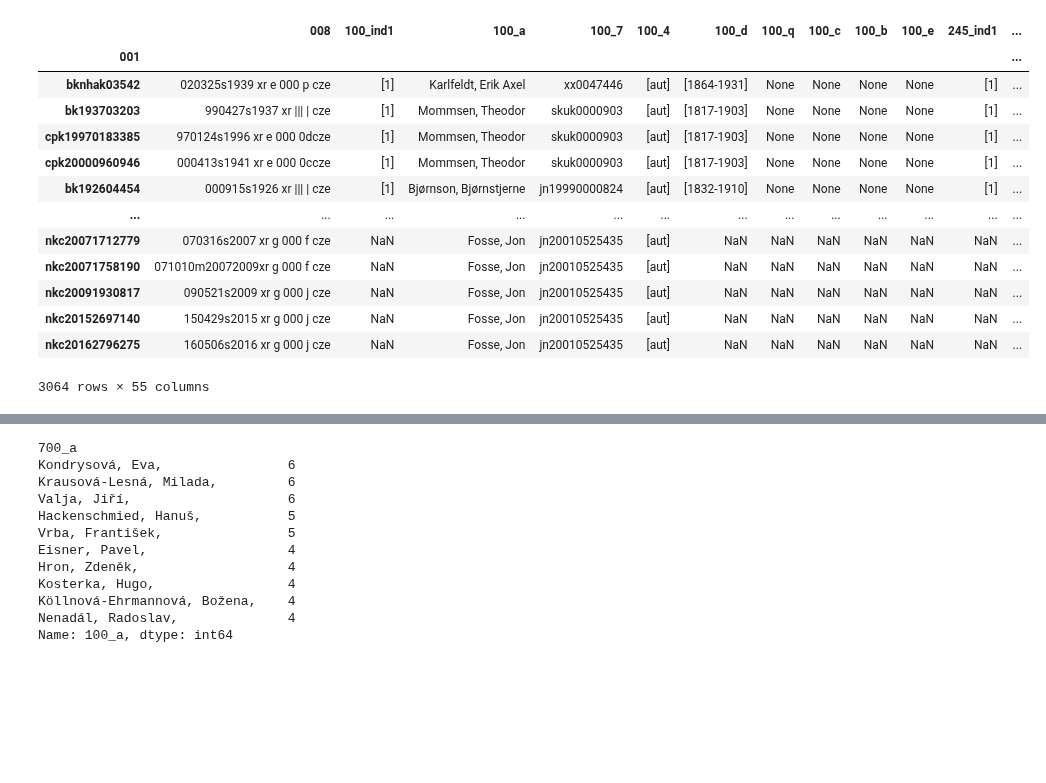
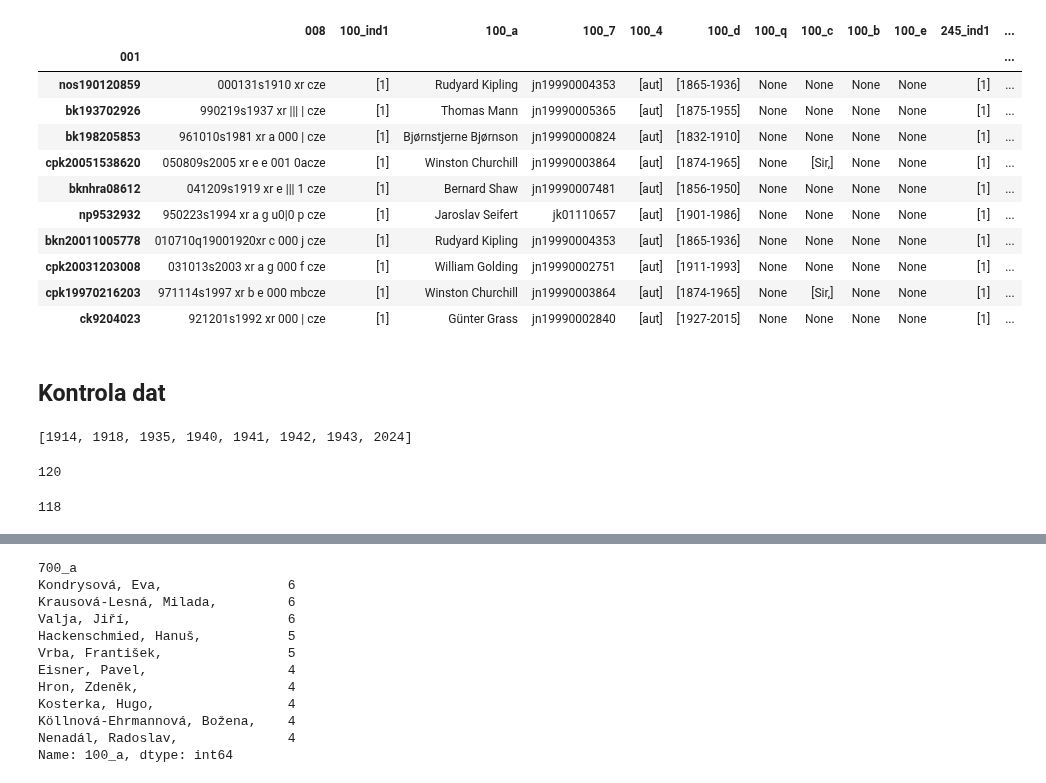
Before and after one commit to DataRozhlas/knizni-peoplemetr, a Jupyter notebook: 120c_nobelovky.ipynb, the cells around one changed output, grey strips where cells are left out. Drawn from its saved outputs; the diff is of its cells as text; code cells hidden in the pictures; blank space fills up the shorter version.

```diff
--- a/120c_nobelovky.ipynb
+++ b/120c_nobelovky.ipynb
@@ -14,7 +16,8 @@ df = pd.DataFrame()
 for f in os.listdir(odkud):
     pracovni = pd.read_parquet(os.path.join(odkud, f))
     kod = f.split('_')[2].split('.')[0]
-    print(kod)
     pracovni = pracovni[pracovni['100_7'].astype(str).str.contains(kod, na=False)]
+    if len(pracovni) == 0:
+        print(f"{f}: nulová délka")
     df = pd.concat([df, pracovni])
 # %% [output]
@@ -74,0 +25,2 @@ df
+# %%
+df.loc[df['008'] == '150413q20142015xr     g      000 p cze', 'rok']=2014
@@ -81,17 +56,17 @@ df['100_a'] = df['100_a'].apply(lambda x: x[:-1] if x != None else None)
+# %%
+df['100_a'] = df['100_a'].apply(lambda x: f"{x.split(',')[1]} {x.split(',')[0]}" if ',' in x else x)
 # %%
-df
+df.sample(10)
 # %% [output]
 |  | 008 | 100_ind1 | 100_a | 100_7 | 100_4 | 100_d | 100_q | 100_c | 100_b | 100_e | 245_ind1 | ... |
 | 001 |  |  |  |  |  |  |  |  |  |  |  | ... |
-| bknhak03542 | 020325s1939 xr e 000 p cze | [1] | Karlfeldt, Erik Axel | xx0047446 | [aut] | [1864-1931] | None | None | None | None | [1] | ... |
-| bk193703203 | 990427s1937 xr ||| | cze | [1] | Mommsen, Theodor | skuk0000903 | [aut] | [1817-1903] | None | None | None | None | [1] | ... |
-| cpk19970183385 | 970124s1996 xr e 000 0dcze | [1] | Mommsen, Theodor | skuk0000903 | [aut] | [1817-1903] | None | None | None | None | [1] | ... |
-| cpk20000960946 | 000413s1941 xr e 000 0ccze | [1] | Mommsen, Theodor | skuk0000903 | [aut] | [1817-1903] | None | None | None | None | [1] | ... |
-| bk192604454 | 000915s1926 xr ||| | cze | [1] | Bjørnson, Bjørnstjerne | jn19990000824 | [aut] | [1832-1910] | None | None | None | None | [1] | ... |
-| ... | ... | ... | ... | ... | ... | ... | ... | ... | ... | ... | ... | ... |
-| nkc20071712779 | 070316s2007 xr g 000 f cze | NaN | Fosse, Jon | jn20010525435 | [aut] | NaN | NaN | NaN | NaN | NaN | NaN | ... |
-| nkc20071758190 | 071010m20072009xr g 000 f cze | NaN | Fosse, Jon | jn20010525435 | [aut] | NaN | NaN | NaN | NaN | NaN | NaN | ... |
-| nkc20091930817 | 090521s2009 xr g 000 j cze | NaN | Fosse, Jon | jn20010525435 | [aut] | NaN | NaN | NaN | NaN | NaN | NaN | ... |
-| nkc20152697140 | 150429s2015 xr g 000 j cze | NaN | Fosse, Jon | jn20010525435 | [aut] | NaN | NaN | NaN | NaN | NaN | NaN | ... |
-| nkc20162796275 | 160506s2016 xr g 000 j cze | NaN | Fosse, Jon | jn20010525435 | [aut] | NaN | NaN | NaN | NaN | NaN | NaN | ... |
+| nos190120859 | 000131s1910 xr cze | [1] | Rudyard Kipling | jn19990004353 | [aut] | [1865-1936] | None | None | None | None | [1] | ... |
+| bk193702926 | 990219s1937 xr ||| | cze | [1] | Thomas Mann | jn19990005365 | [aut] | [1875-1955] | None | None | None | None | [1] | ... |
+| bk198205853 | 961010s1981 xr a 000 | cze | [1] | Bjørnstjerne Bjørnson | jn19990000824 | [aut] | [1832-1910] | None | None | None | None | [1] | ... |
+| cpk20051538620 | 050809s2005 xr e e 001 0acze | [1] | Winston Churchill | jn19990003864 | [aut] | [1874-1965] | None | [Sir,] | None | None | [1] | ... |
+| bknhra08612 | 041209s1919 xr e ||| 1 cze | [1] | Bernard Shaw | jn19990007481 | [aut] | [1856-1950] | None | None | None | None | [1] | ... |
+| np9532932 | 950223s1994 xr a g u0|0 p cze | [1] | Jaroslav Seifert | jk01110657 | [aut] | [1901-1986] | None | None | None | None | [1] | ... |
+| bkn20011005778 | 010710q19001920xr c 000 j cze | [1] | Rudyard Kipling | jn19990004353 | [aut] | [1865-1936] | None | None | None | None | [1] | ... |
+| cpk20031203008 | 031013s2003 xr a g 000 f cze | [1] | William Golding | jn19990002751 | [aut] | [1911-1993] | None | None | None | None | [1] | ... |
+| cpk19970216203 | 971114s1997 xr b e 000 mbcze | [1] | Winston Churchill | jn19990003864 | [aut] | [1874-1965] | None | [Sir,] | None | None | [1] | ... |
+| ck9204023 | 921201s1992 xr 000 | cze | [1] | Günter Grass | jn19990002840 | [aut] | [1927-2015] | None | None | None | None | [1] | ... |
-3064 rows × 55 columns
@@ -97,0 +75,14 @@ df
+# %% [markdown]
+## Kontrola dat
+# %%
+[r for r in range(1901,2025) if r not in koho['nobelovka'].to_list()]
+# %% [output]
+[1914, 1918, 1935, 1940, 1941, 1942, 1943, 2024]
+# %%
+len(koho)
+# %% [output]
+120
+# %%
+df['100_a'].nunique()
+# %% [output]
+118
```
Also changed, not shown: parts of 40 cells of this notebook, 6 other files.
